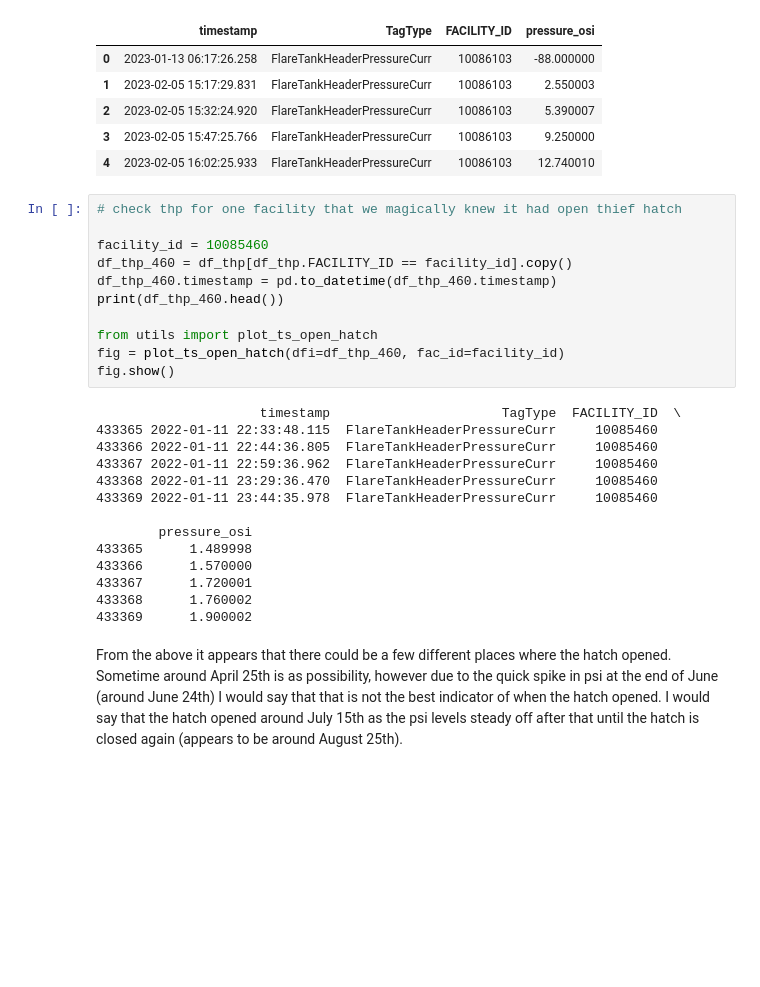
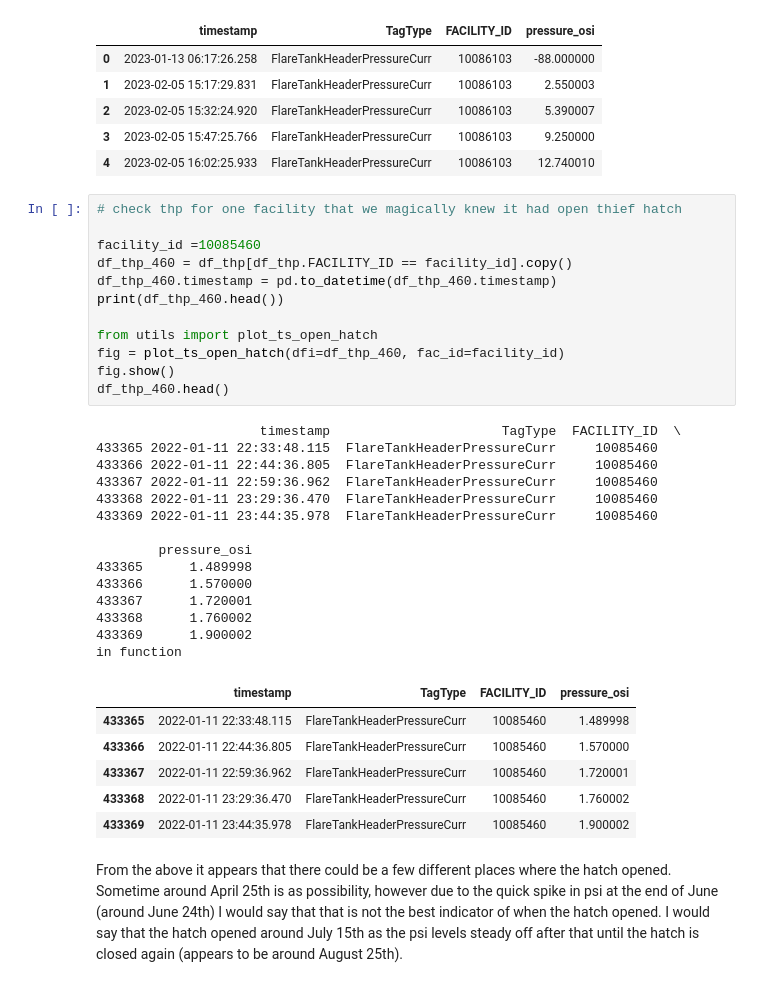
Before and after one commit to drewcornmesser/mines-Innov8x-bpx-challenge-s23, a Jupyter notebook: instructions.ipynb, the cells around one changed output. Cells and saved outputs as stored; diff of their text form; blank space fills up the shorter version.

```diff
--- a/instructions.ipynb
+++ b/instructions.ipynb
@@ -39,28 +39,36 @@ memory usage: 85.7+ MB
 # %%
 # check thp for one facility that we magically knew it had open thief hatch
 
-facility_id = 10085460
+facility_id =10085460
 df_thp_460 = df_thp[df_thp.FACILITY_ID == facility_id].copy()
 df_thp_460.timestamp = pd.to_datetime(df_thp_460.timestamp)
 print(df_thp_460.head())
 
 from utils import plot_ts_open_hatch
 fig = plot_ts_open_hatch(dfi=df_thp_460, fac_id=facility_id)
 fig.show()
+df_thp_460.head()
 # %% [output]
                      timestamp                      TagType  FACILITY_ID  \
 433365 2022-01-11 22:33:48.115  FlareTankHeaderPressureCurr     10085460
 433366 2022-01-11 22:44:36.805  FlareTankHeaderPressureCurr     10085460
 433367 2022-01-11 22:59:36.962  FlareTankHeaderPressureCurr     10085460
 433368 2022-01-11 23:29:36.470  FlareTankHeaderPressureCurr     10085460
 433369 2022-01-11 23:44:35.978  FlareTankHeaderPressureCurr     10085460
 
         pressure_osi
 433365      1.489998
 433366      1.570000
 433367      1.720001
 433368      1.760002
 433369      1.900002
+in function
+|  | timestamp | TagType | FACILITY_ID | pressure_osi |
+| 433365 | 2022-01-11 22:33:48.115 | FlareTankHeaderPressureCurr | 10085460 | 1.489998 |
+| 433366 | 2022-01-11 22:44:36.805 | FlareTankHeaderPressureCurr | 10085460 | 1.570000 |
+| 433367 | 2022-01-11 22:59:36.962 | FlareTankHeaderPressureCurr | 10085460 | 1.720001 |
+| 433368 | 2022-01-11 23:29:36.470 | FlareTankHeaderPressureCurr | 10085460 | 1.760002 |
+| 433369 | 2022-01-11 23:44:35.978 | FlareTankHeaderPressureCurr | 10085460 | 1.900002 |
 # %% [markdown]
 From the above it appears that there could be a few different places where the hatch opened. Sometime around April 25th is as possibility, however due to the quick spike in psi at the end of June (around June 24th) I would say that that is not the best indicator of when the hatch opened. I would say that the hatch opened around July 15th as the psi levels steady off after that until the hatch is closed again (appears to be around August 25th).
 # %%
```
Also changed, not shown: parts of 9 cells of this notebook, 5 other files.
